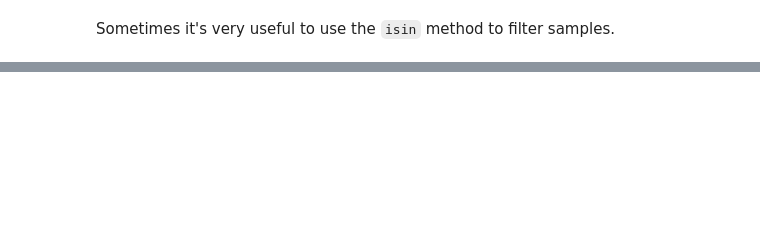
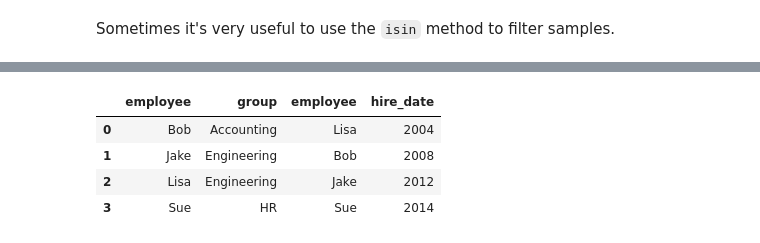
Before and after one commit to cliffzhou92/UCI_MATH_10, a Jupyter notebook: lecture/lec_9/lecture_9.ipynb, the cells around one changed output, grey strips where cells are left out. Cells and saved outputs as stored; diff of their text form; code cells hidden in the pictures; blank space fills up the shorter version.

```diff
--- a/lecture/lec_9/lecture_9.ipynb
+++ b/lecture/lec_9/lecture_9.ipynb
@@ -467,0 +858,8 @@ house_price[(house_price['bedrooms']==2)|(house_price['bedrooms']==4)] #equivale
+# %%
+pd.concat([df1,df2],axis=1)
+# %% [output]
+|  | employee | group | employee | hire_date |
+| 0 | Bob | Accounting | Lisa | 2004 |
+| 1 | Jake | Engineering | Bob | 2008 |
+| 2 | Lisa | Engineering | Jake | 2012 |
+| 3 | Sue | HR | Sue | 2014 |
```
Also changed, not shown: parts of 63 cells of this notebook, 2 other files.
